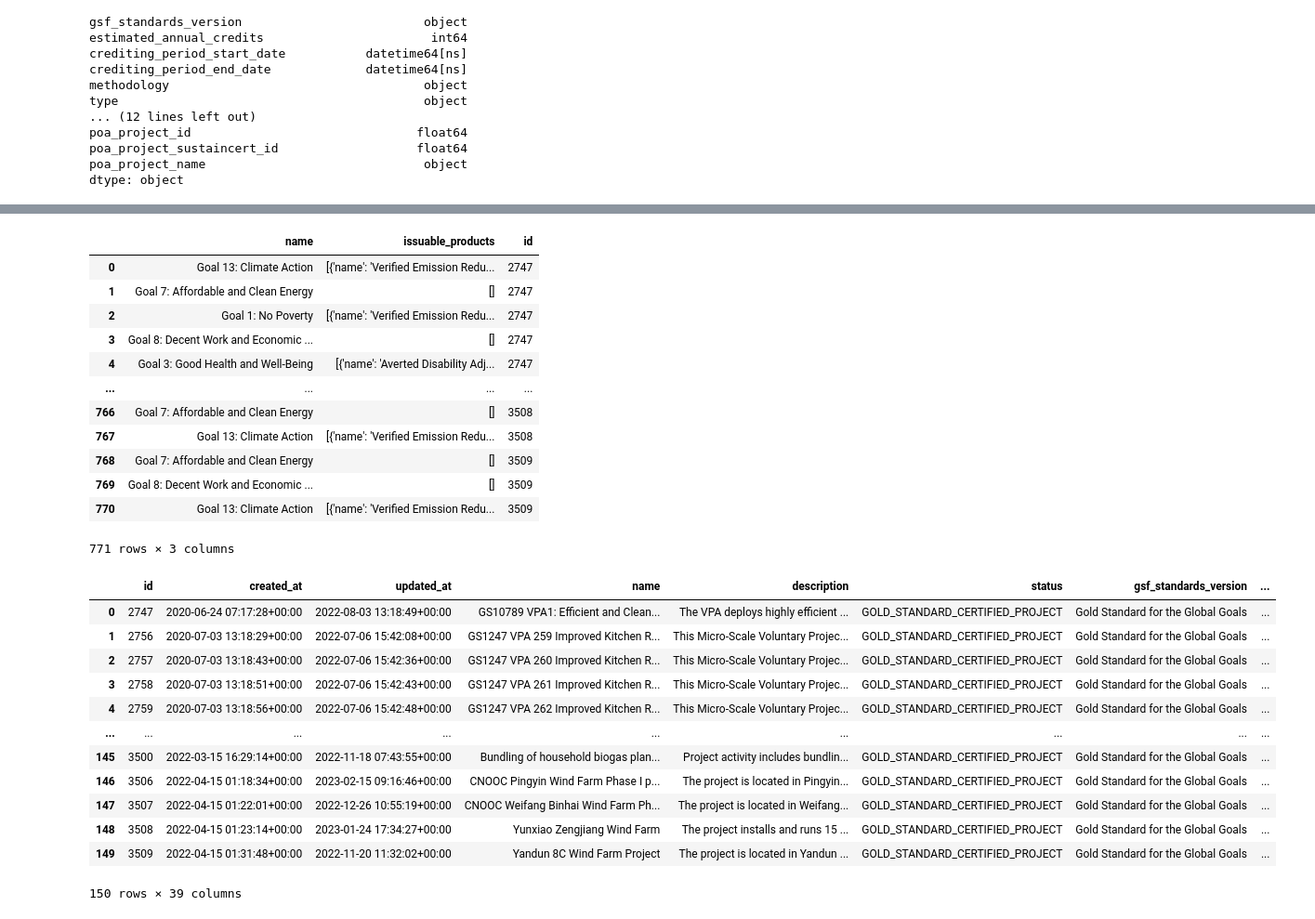
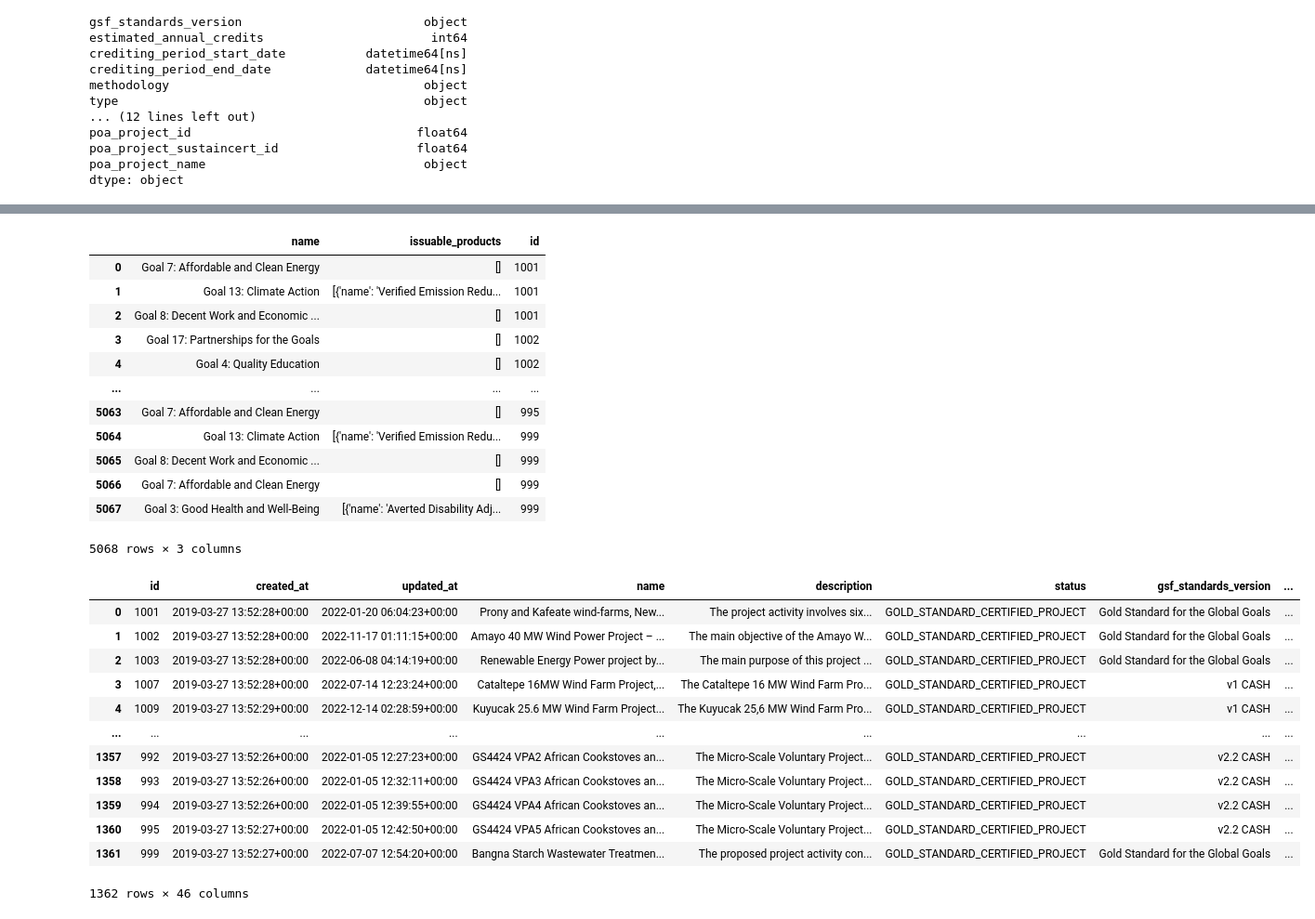
Before and after one commit to SupRoy/ads_earth_chain, a Jupyter notebook: api_call.ipynb, the cells around one changed output, grey strips where cells are left out. Shown: that part at 93% size. Saved outputs shown, nothing was run; the diff lists cells and outputs as text; code cells hidden in the pictures.

Commit message:
added more projects

```diff
--- a/api_call.ipynb
+++ b/api_call.ipynb
@@ -2,6 +2,9 @@
 import http.client
 import json
 import pprint
+
+
+gs_certified_project_list = []
 
 conn = http.client.HTTPSConnection("api.goldstandard.org")
 payload = ''
@@ -9,6 +12,19 @@ headers = {
   'Content-Type': 'application/json'
 }
 
-conn.request("GET", "/projects?size=10000&gsCertified=true", payload, headers)
-res = conn.getresponse()
-gs_certified_project_list =  json.loads( res.read().decode())
+page_counter = 1
+
+while(True):
+  conn.request("GET", f"/projects?size=150&page={page_counter}&gsCertified=true", payload, headers)
+  res = conn.getresponse()
+  response_json =  json.loads(res.read().decode())
+
+  if(len(response_json) == 0):
+    print(f"Data retrieved till page number {page_counter}")
+    break;
+
+  gs_certified_project_list += response_json
+  page_counter += 1
+  #pd.DataFrame(list(zip(lst1, lst2, lst3)))
+
+print(f"Total Gold Standard Certified Project Found are {len(gs_certified_project_list)}")
@@ -148,18 +167,18 @@ sustainable_development_goals_df = pd.concat(sustainable_development_goals_list)
 sustainable_development_goals_df
 # %% [output]
 |  | name | issuable_products | id |
-| 0 | Goal 13: Climate Action | [{'name': 'Verified Emission Redu... | 2747 |
-| 1 | Goal 7: Affordable and Clean Energy | [] | 2747 |
-| 2 | Goal 1: No Poverty | [{'name': 'Verified Emission Redu... | 2747 |
-| 3 | Goal 8: Decent Work and Economic ... | [] | 2747 |
-| 4 | Goal 3: Good Health and Well-Being | [{'name': 'Averted Disability Adj... | 2747 |
+| 0 | Goal 7: Affordable and Clean Energy | [] | 1001 |
+| 1 | Goal 13: Climate Action | [{'name': 'Verified Emission Redu... | 1001 |
+| 2 | Goal 8: Decent Work and Economic ... | [] | 1001 |
+| 3 | Goal 17: Partnerships for the Goals | [] | 1002 |
+| 4 | Goal 4: Quality Education | [] | 1002 |
 | ... | ... | ... | ... |
-| 766 | Goal 7: Affordable and Clean Energy | [] | 3508 |
-| 767 | Goal 13: Climate Action | [{'name': 'Verified Emission Redu... | 3508 |
-| 768 | Goal 7: Affordable and Clean Energy | [] | 3509 |
-| 769 | Goal 8: Decent Work and Economic ... | [] | 3509 |
-| 770 | Goal 13: Climate Action | [{'name': 'Verified Emission Redu... | 3509 |
+| 5063 | Goal 7: Affordable and Clean Energy | [] | 995 |
+| 5064 | Goal 13: Climate Action | [{'name': 'Verified Emission Redu... | 999 |
+| 5065 | Goal 8: Decent Work and Economic ... | [] | 999 |
+| 5066 | Goal 7: Affordable and Clean Energy | [] | 999 |
+| 5067 | Goal 3: Good Health and Well-Being | [{'name': 'Averted Disability Adj... | 999 |
-771 rows × 3 columns
+5068 rows × 3 columns
 # %%
 sustainable_development_goals_list = []
 
@@ -170,34 +189,32 @@ for index, row in project_df.iterrows():
 # %%
 credit_detail_list = []
 for index, row in project_df.iterrows():
     conn.request("GET", f'/projects/{row["id"]}/credits/summary', payload, headers)
     credits = json.loads(conn.getresponse().read().decode())
 
     for i in range(len(credits)):
 
         for j in range(len(credits[i]['summary'])):
 
-            #if(credits[i]['summary'][j]['status'] == 'ISSUED'):
-            project_df.at[index, credits[i]['product'] +'_'+ credits[i]['summary'][j]['status'].lower() +'_credits'] = credits[i]['summary'][j]['total']
-            #else:
-            #    row[credits[i]['product'] +'_retired_credits'] = credits[i]['summary'][j]['total']
+            if(credits[i]['product'] == 'VER'):
+                project_df.at[index, credits[i]['product'] +'_'+ credits[i]['summary'][j]['status'].lower() +'_credits'] = credits[i]['summary'][j]['total']
 
 
 project_df
 # %% [output]
 |  | id | created_at | updated_at | name | description | status | gsf_standards_version | ... |
-| 0 | 2747 | 2020-06-24 07:17:28+00:00 | 2022-08-03 13:18:49+00:00 | GS10789 VPA1: Efficient and Clean... | The VPA deploys highly efficient ... | GOLD_STANDARD_CERTIFIED_PROJECT | Gold Standard for the Global Goals | ... |
-| 1 | 2756 | 2020-07-03 13:18:29+00:00 | 2022-07-06 15:42:08+00:00 | GS1247 VPA 259 Improved Kitchen R... | This Micro-Scale Voluntary Projec... | GOLD_STANDARD_CERTIFIED_PROJECT | Gold Standard for the Global Goals | ... |
-| 2 | 2757 | 2020-07-03 13:18:43+00:00 | 2022-07-06 15:42:36+00:00 | GS1247 VPA 260 Improved Kitchen R... | This Micro-Scale Voluntary Projec... | GOLD_STANDARD_CERTIFIED_PROJECT | Gold Standard for the Global Goals | ... |
-| 3 | 2758 | 2020-07-03 13:18:51+00:00 | 2022-07-06 15:42:43+00:00 | GS1247 VPA 261 Improved Kitchen R... | This Micro-Scale Voluntary Projec... | GOLD_STANDARD_CERTIFIED_PROJECT | Gold Standard for the Global Goals | ... |
-| 4 | 2759 | 2020-07-03 13:18:56+00:00 | 2022-07-06 15:42:48+00:00 | GS1247 VPA 262 Improved Kitchen R... | This Micro-Scale Voluntary Projec... | GOLD_STANDARD_CERTIFIED_PROJECT | Gold Standard for the Global Goals | ... |
+| 0 | 1001 | 2019-03-27 13:52:28+00:00 | 2022-01-20 06:04:23+00:00 | Prony and Kafeate wind-farms, New... | The project activity involves six... | GOLD_STANDARD_CERTIFIED_PROJECT | Gold Standard for the Global Goals | ... |
+| 1 | 1002 | 2019-03-27 13:52:28+00:00 | 2022-11-17 01:11:15+00:00 | Amayo 40 MW Wind Power Project – ... | The main objective of the Amayo W... | GOLD_STANDARD_CERTIFIED_PROJECT | Gold Standard for the Global Goals | ... |
+| 2 | 1003 | 2019-03-27 13:52:28+00:00 | 2022-06-08 04:14:19+00:00 | Renewable Energy Power project by... | The main purpose of this project ... | GOLD_STANDARD_CERTIFIED_PROJECT | Gold Standard for the Global Goals | ... |
+| 3 | 1007 | 2019-03-27 13:52:28+00:00 | 2022-07-14 12:23:24+00:00 | Cataltepe 16MW Wind Farm Project,... | The Cataltepe 16 MW Wind Farm Pro... | GOLD_STANDARD_CERTIFIED_PROJECT | v1 CASH | ... |
+| 4 | 1009 | 2019-03-27 13:52:29+00:00 | 2022-12-14 02:28:59+00:00 | Kuyucak 25.6 MW Wind Farm Project... | The Kuyucak 25,6 MW Wind Farm Pro... | GOLD_STANDARD_CERTIFIED_PROJECT | v1 CASH | ... |
 | ... | ... | ... | ... | ... | ... | ... | ... | ... |
-| 145 | 3500 | 2022-03-15 16:29:14+00:00 | 2022-11-18 07:43:55+00:00 | Bundling of household biogas plan... | Project activity includes bundlin... | GOLD_STANDARD_CERTIFIED_PROJECT | Gold Standard for the Global Goals | ... |
-| 146 | 3506 | 2022-04-15 01:18:34+00:00 | 2023-02-15 09:16:46+00:00 | CNOOC Pingyin Wind Farm Phase I p... | The project is located in Pingyin... | GOLD_STANDARD_CERTIFIED_PROJECT | Gold Standard for the Global Goals | ... |
-| 147 | 3507 | 2022-04-15 01:22:01+00:00 | 2022-12-26 10:55:19+00:00 | CNOOC Weifang Binhai Wind Farm Ph... | The project is located in Weifang... | GOLD_STANDARD_CERTIFIED_PROJECT | Gold Standard for the Global Goals | ... |
-| 148 | 3508 | 2022-04-15 01:23:14+00:00 | 2023-01-24 17:34:27+00:00 | Yunxiao Zengjiang Wind Farm | The project installs and runs 15 ... | GOLD_STANDARD_CERTIFIED_PROJECT | Gold Standard for the Global Goals | ... |
-| 149 | 3509 | 2022-04-15 01:31:48+00:00 | 2022-11-20 11:32:02+00:00 | Yandun 8C Wind Farm Project | The project is located in Yandun ... | GOLD_STANDARD_CERTIFIED_PROJECT | Gold Standard for the Global Goals | ... |
+| 1357 | 992 | 2019-03-27 13:52:26+00:00 | 2022-01-05 12:27:23+00:00 | GS4424 VPA2 African Cookstoves an... | The Micro-Scale Voluntary Project... | GOLD_STANDARD_CERTIFIED_PROJECT | v2.2 CASH | ... |
+| 1358 | 993 | 2019-03-27 13:52:26+00:00 | 2022-01-05 12:32:11+00:00 | GS4424 VPA3 African Cookstoves an... | The Micro-Scale Voluntary Project... | GOLD_STANDARD_CERTIFIED_PROJECT | v2.2 CASH | ... |
+| 1359 | 994 | 2019-03-27 13:52:26+00:00 | 2022-01-05 12:39:55+00:00 | GS4424 VPA4 African Cookstoves an... | The Micro-Scale Voluntary Project... | GOLD_STANDARD_CERTIFIED_PROJECT | v2.2 CASH | ... |
+| 1360 | 995 | 2019-03-27 13:52:27+00:00 | 2022-01-05 12:42:50+00:00 | GS4424 VPA5 African Cookstoves an... | The Micro-Scale Voluntary Project... | GOLD_STANDARD_CERTIFIED_PROJECT | v2.2 CASH | ... |
+| 1361 | 999 | 2019-03-27 13:52:27+00:00 | 2022-07-07 12:54:20+00:00 | Bangna Starch Wastewater Treatmen... | The proposed project activity con... | GOLD_STANDARD_CERTIFIED_PROJECT | Gold Standard for the Global Goals | ... |
-150 rows × 39 columns
+1362 rows × 46 columns
 # %%
 project_df.to_csv('original_data.csv', encoding='utf-8')
 # %%
```
Also changed, not shown: parts of 9 cells of this notebook, 3 other files.
